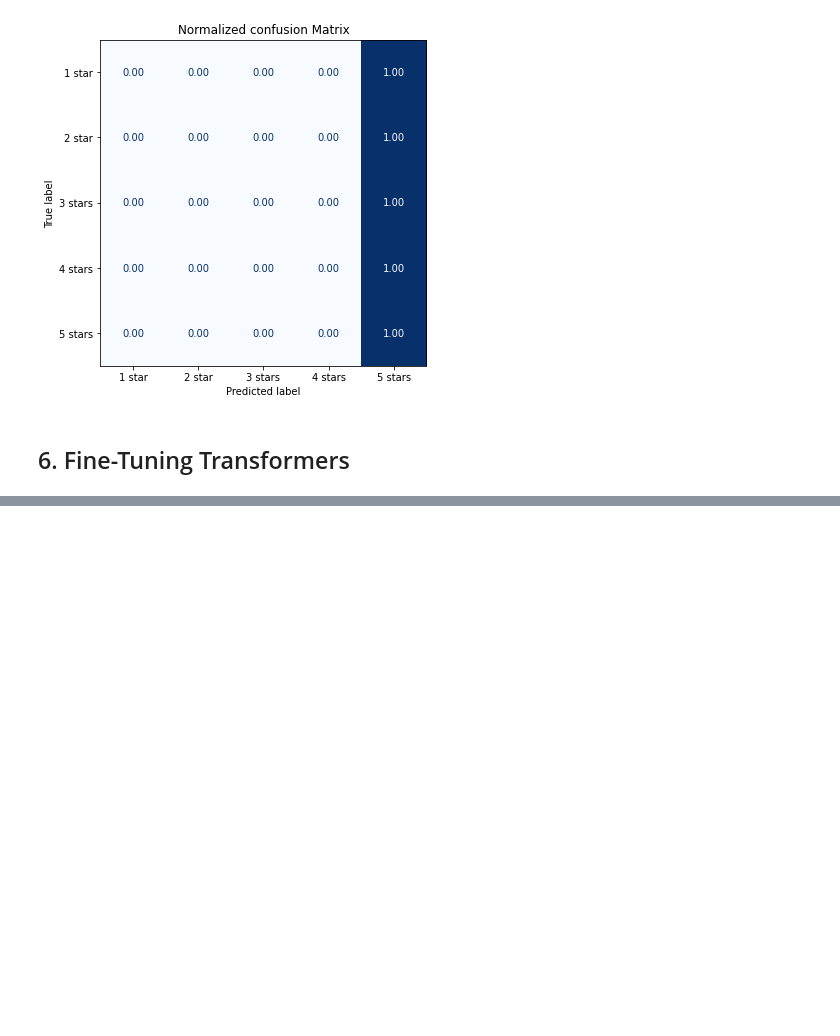
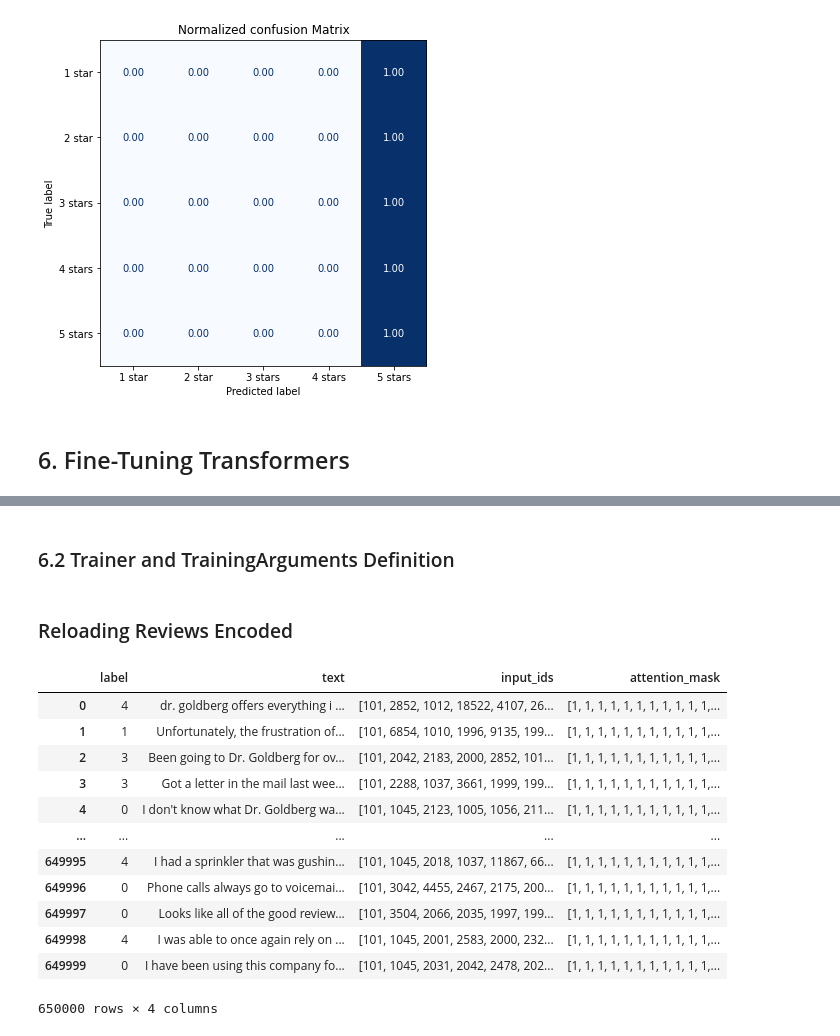
Before and after one commit to rama96/hugging-face, a Jupyter notebook: Chapter2_Text_Classification.ipynb, the cells around one changed output, grey strips where cells are left out. Drawn from its saved outputs; the diff is of its cells as text; code cells hidden in the pictures; blank space fills up the shorter version.

```diff
--- a/Chapter2_Text_Classification.ipynb
+++ b/Chapter2_Text_Classification.ipynb
@@ -771,0 +802,2 @@ plot_confusion_matrix(y_preds,y_valid,labels)
+# %% [markdown]
+### 6.2 Trainer and TrainingArguments Definition
@@ -771,0 +813,21 @@ plot_confusion_matrix(y_preds,y_valid,labels)
+# %% [markdown]
+### Reloading Reviews Encoded
+# %%
+reviews_encoded = load_dataset("Ramamurthi/yelp_reviews_encoded",use_auth_token=True)
+reviews_encoded.set_format(type = "pandas")
+df = reviews_encoded["train"][:]
+df
+# %% [output]
+|  | label | text | input_ids | attention_mask |
+| 0 | 4 | dr. goldberg offers everything i ... | [101, 2852, 1012, 18522, 4107, 26... | [1, 1, 1, 1, 1, 1, 1, 1, 1, 1, 1,... |
+| 1 | 1 | Unfortunately, the frustration of... | [101, 6854, 1010, 1996, 9135, 199... | [1, 1, 1, 1, 1, 1, 1, 1, 1, 1, 1,... |
+| 2 | 3 | Been going to Dr. Goldberg for ov... | [101, 2042, 2183, 2000, 2852, 101... | [1, 1, 1, 1, 1, 1, 1, 1, 1, 1, 1,... |
+| 3 | 3 | Got a letter in the mail last wee... | [101, 2288, 1037, 3661, 1999, 199... | [1, 1, 1, 1, 1, 1, 1, 1, 1, 1, 1,... |
+| 4 | 0 | I don't know what Dr. Goldberg wa... | [101, 1045, 2123, 1005, 1056, 211... | [1, 1, 1, 1, 1, 1, 1, 1, 1, 1, 1,... |
+| ... | ... | ... | ... | ... |
+| 649995 | 4 | I had a sprinkler that was gushin... | [101, 1045, 2018, 1037, 11867, 66... | [1, 1, 1, 1, 1, 1, 1, 1, 1, 1, 1,... |
+| 649996 | 0 | Phone calls always go to voicemai... | [101, 3042, 4455, 2467, 2175, 200... | [1, 1, 1, 1, 1, 1, 1, 1, 1, 1, 1,... |
+| 649997 | 0 | Looks like all of the good review... | [101, 3504, 2066, 2035, 1997, 199... | [1, 1, 1, 1, 1, 1, 1, 1, 1, 1, 1,... |
+| 649998 | 4 | I was able to once again rely on ... | [101, 1045, 2001, 2583, 2000, 232... | [1, 1, 1, 1, 1, 1, 1, 1, 1, 1, 1,... |
+| 649999 | 0 | I have been using this company fo... | [101, 1045, 2031, 2042, 2478, 202... | [1, 1, 1, 1, 1, 1, 1, 1, 1, 1, 1,... |
+650000 rows × 4 columns
```
Also changed, not shown: parts of 53 cells of this notebook.
